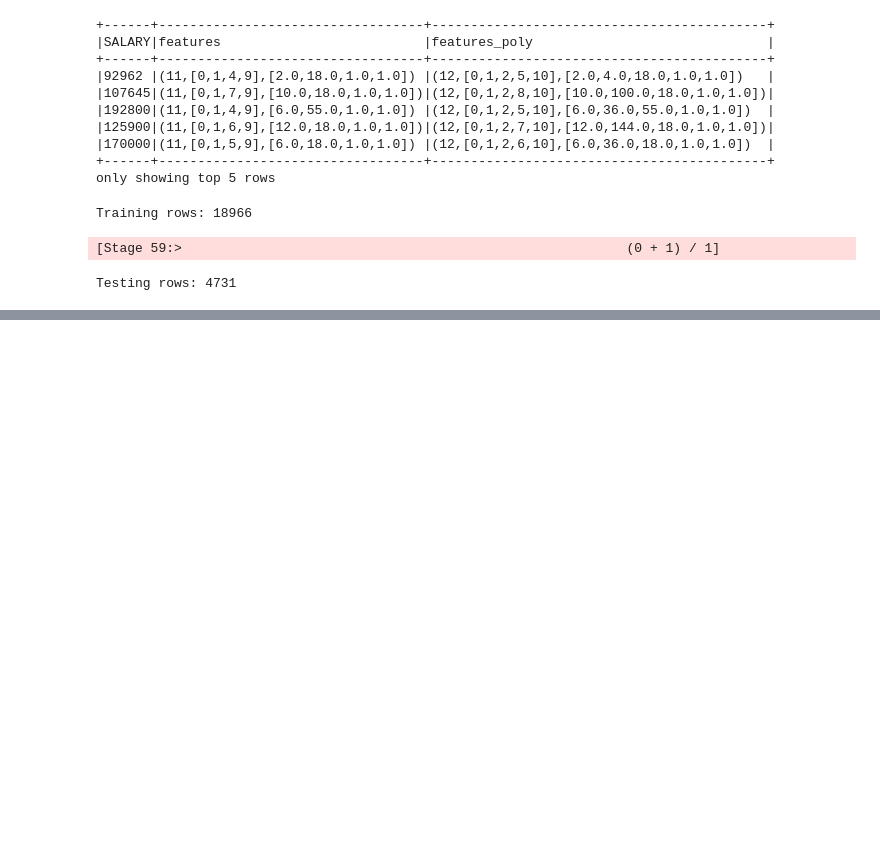
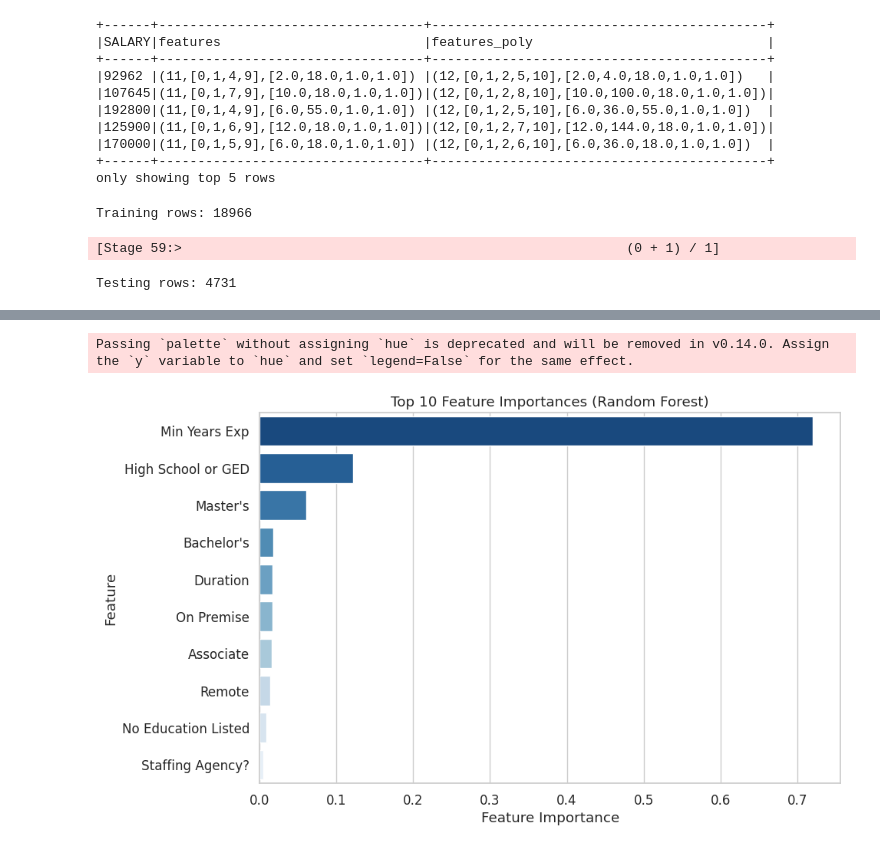
Before and after one commit to met-ad-688/assignment-04-leoliu36, a Jupyter notebook: assignment04-leoliu36.ipynb, the cells around one changed output, grey strips where cells are left out. Drawn from its saved outputs; the diff is of its cells as text; code cells hidden in the pictures; blank space fills up the shorter version.

Commit message:
added top 10 feature importances for random forest

```diff
--- a/assignment04-leoliu36.ipynb
+++ b/assignment04-leoliu36.ipynb
@@ -858,0 +801,57 @@ plt.show()
+# %%
+import seaborn as sns
+import matplotlib.pyplot as plt
+import os
+
+# mapping categories for MIN_EDULEVELS_NAME
+edu_map = {
+    "MIN_EDULEVELS_NAME_vec_0": "Bachelor's",
+    "MIN_EDULEVELS_NAME_vec_1": "No Education Listed",
+    "MIN_EDULEVELS_NAME_vec_2": "Associate",
+    "MIN_EDULEVELS_NAME_vec_3": "High School or GED",
+    "MIN_EDULEVELS_NAME_vec_4": "Master's"
+}
+
+# mapping categories for REMOTE_TYPE_NAME
+remote_map = {
+    "REMOTE_TYPE_NAME_vec_0": "On Premise",
+    "REMOTE_TYPE_NAME_vec_1": "Remote"
+}
+
+# combine all mappings
+feature_label_map = {
+    **edu_map,
+    **remote_map,
+    "MIN_YEARS_EXPERIENCE": "Min Years Exp",
+    "DURATION": "Duration",
+    "IS_INTERNSHIP": "Internship?",
+    "COMPANY_IS_STAFFING": "Staffing Agency?"
+}
+
+# Apply mapping
+feat_imp_df["Feature_Clean"] = feat_imp_df["Feature"].map(feature_label_map).fillna(feat_imp_df["Feature"])
+
+top10_df = feat_imp_df.sort_values("Importance", ascending=False).head(10)
+
+# Create output folder
+os.makedirs("output", exist_ok=True)
+
+# Create bar plot
+sns.set_theme(style="whitegrid", font_scale=1.1)
+plt.figure(figsize=(10, 6))
+sns.barplot(
+    x="Importance",
+    y="Feature_Clean",
+    data=top10_df,
+    palette="Blues_r"
+)
+plt.title("Top 10 Feature Importances (Random Forest)")
+plt.xlabel("Feature Importance")
+plt.ylabel("Feature")
+plt.tight_layout()
+
+plt.savefig("output/rf_feature_importance.png", dpi=300)
+plt.show()
+# %% [output]
+Passing `palette` without assigning `hue` is deprecated and will be removed in v0.14.0. Assign the `y` variable to `hue` and set `legend=False` for the same effect.
+[figure, added]
```
Also changed, not shown: parts of 11 cells of this notebook, 2 other files.
